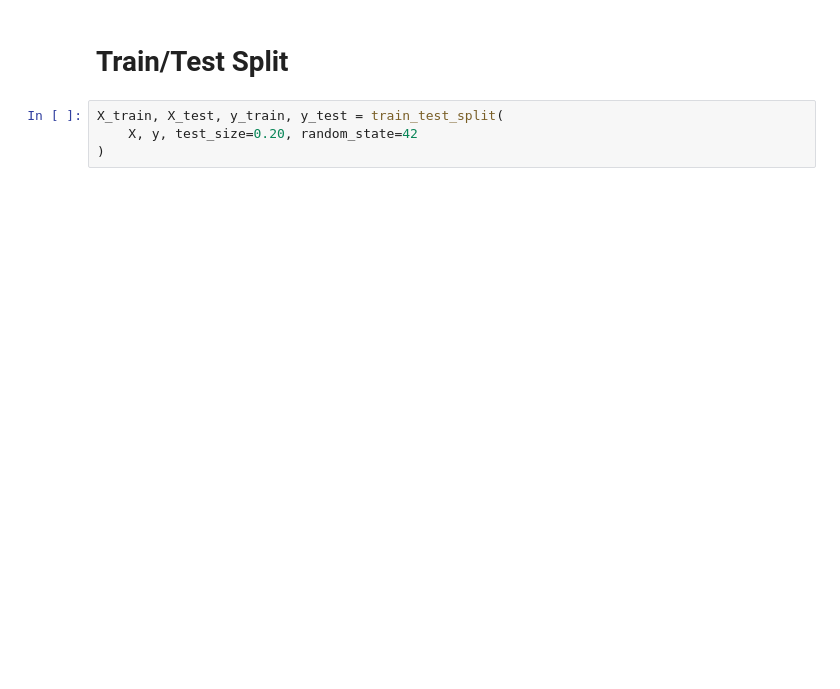
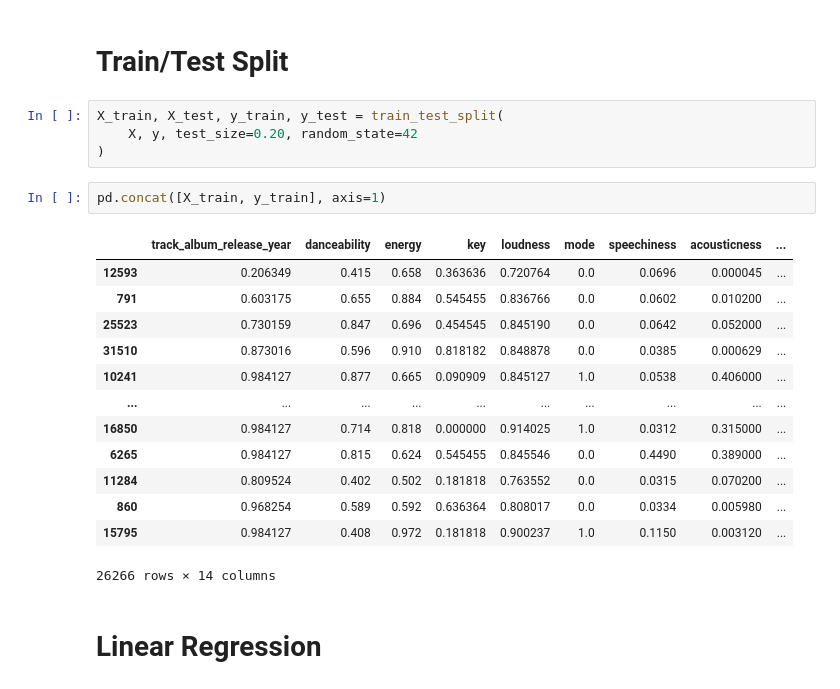
Before and after one commit to 20mattk/Popularize, a Jupyter notebook: Popularize.ipynb, the cells around one changed output. Saved outputs shown, nothing was run; the diff lists cells and outputs as text; blank space fills up the shorter version.

```diff
--- a/Popularize.ipynb
+++ b/Popularize.ipynb
@@ -161,3 +176,21 @@ X.describe().T
 X_train, X_test, y_train, y_test = train_test_split(
     X, y, test_size=0.20, random_state=42
 )
+# %%
+pd.concat([X_train, y_train], axis=1)
+# %% [output]
+|  | track_album_release_year | danceability | energy | key | loudness | mode | speechiness | acousticness | ... |
+| 12593 | 0.206349 | 0.415 | 0.658 | 0.363636 | 0.720764 | 0.0 | 0.0696 | 0.000045 | ... |
+| 791 | 0.603175 | 0.655 | 0.884 | 0.545455 | 0.836766 | 0.0 | 0.0602 | 0.010200 | ... |
+| 25523 | 0.730159 | 0.847 | 0.696 | 0.454545 | 0.845190 | 0.0 | 0.0642 | 0.052000 | ... |
+| 31510 | 0.873016 | 0.596 | 0.910 | 0.818182 | 0.848878 | 0.0 | 0.0385 | 0.000629 | ... |
+| 10241 | 0.984127 | 0.877 | 0.665 | 0.090909 | 0.845127 | 1.0 | 0.0538 | 0.406000 | ... |
+| ... | ... | ... | ... | ... | ... | ... | ... | ... | ... |
+| 16850 | 0.984127 | 0.714 | 0.818 | 0.000000 | 0.914025 | 1.0 | 0.0312 | 0.315000 | ... |
+| 6265 | 0.984127 | 0.815 | 0.624 | 0.545455 | 0.845546 | 0.0 | 0.4490 | 0.389000 | ... |
+| 11284 | 0.809524 | 0.402 | 0.502 | 0.181818 | 0.763552 | 0.0 | 0.0315 | 0.070200 | ... |
+| 860 | 0.968254 | 0.589 | 0.592 | 0.636364 | 0.808017 | 0.0 | 0.0334 | 0.005980 | ... |
+| 15795 | 0.984127 | 0.408 | 0.972 | 0.181818 | 0.900237 | 1.0 | 0.1150 | 0.003120 | ... |
+26266 rows × 14 columns
+# %% [markdown]
+# Linear Regression
```
Also changed, not shown: parts of 7 cells of this notebook.
